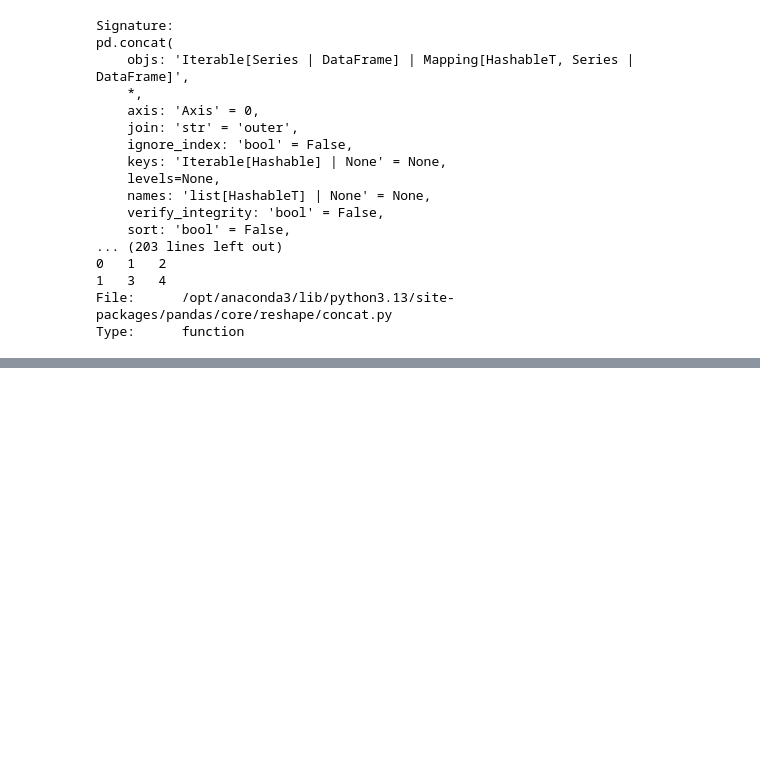
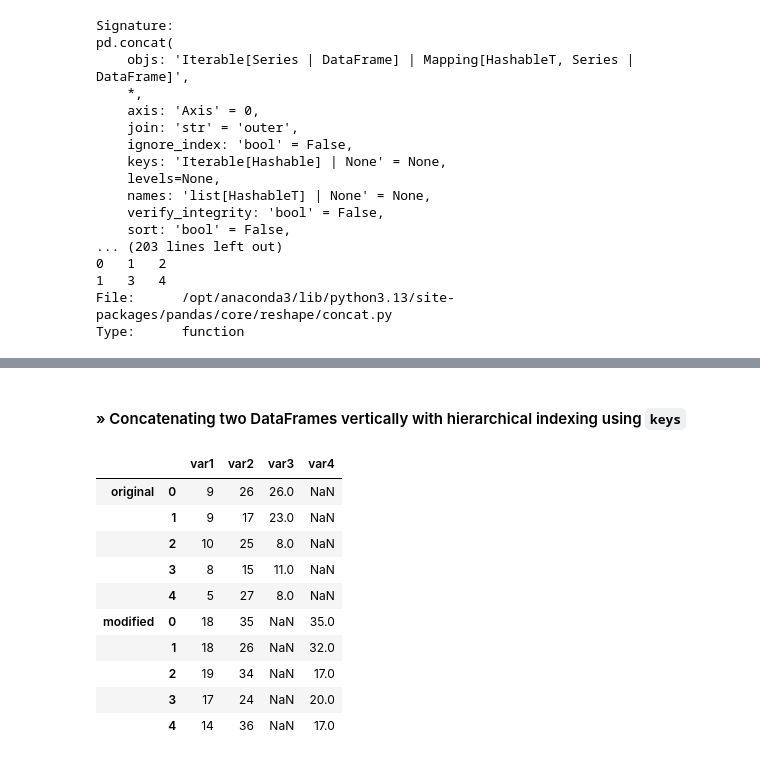
Before and after one commit to zeysnepk/data-manipulation, a Jupyter notebook: pandas/df_concatenation.ipynb, the cells around one changed output, grey strips where cells are left out. Cells and saved outputs as stored; diff of their text form; code cells hidden in the pictures; blank space fills up the shorter version.

```diff
--- a/pandas/concatenation.ipynb
+++ b/pandas/df_concatenation.ipynb
@@ -141,0 +163,16 @@ pd.concat([df, df2], axis=0)
+# %% [markdown]
+#### » Concatenating two DataFrames vertically with hierarchical indexing using `keys`
+# %%
+pd.concat([df, df2], keys=["original", "modified"])
+# %% [output]
+|  |  | var1 | var2 | var3 | var4 |
+| original | 0 | 9 | 26 | 26.0 | NaN |
+|  | 1 | 9 | 17 | 23.0 | NaN |
+|  | 2 | 10 | 25 | 8.0 | NaN |
+|  | 3 | 8 | 15 | 11.0 | NaN |
+|  | 4 | 5 | 27 | 8.0 | NaN |
+| modified | 0 | 18 | 35 | NaN | 35.0 |
+|  | 1 | 18 | 26 | NaN | 32.0 |
+|  | 2 | 19 | 34 | NaN | 17.0 |
+|  | 3 | 17 | 24 | NaN | 20.0 |
+|  | 4 | 14 | 36 | NaN | 17.0 |
```
Also changed, not shown: parts of 21 cells of this notebook, 26 other files.
